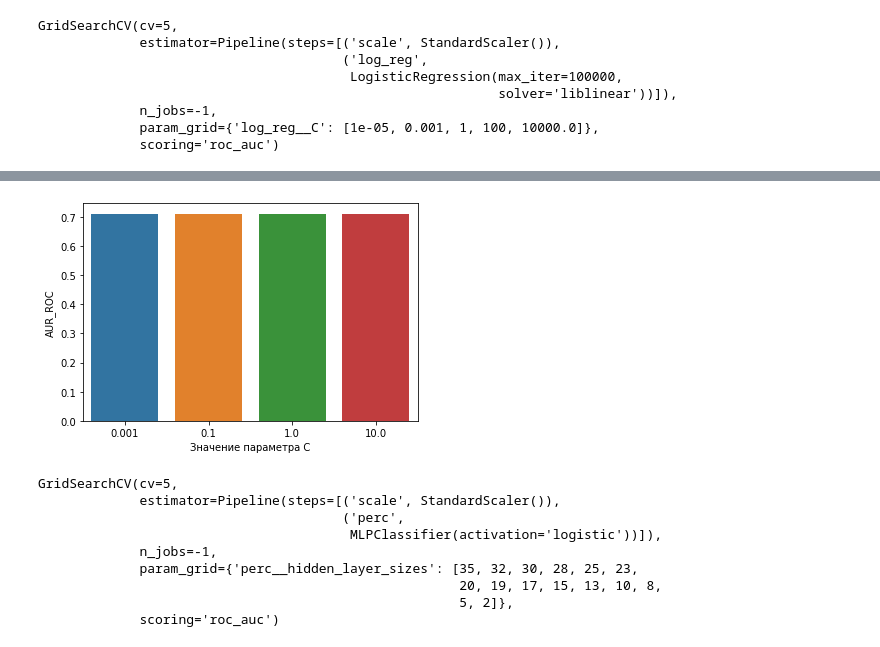
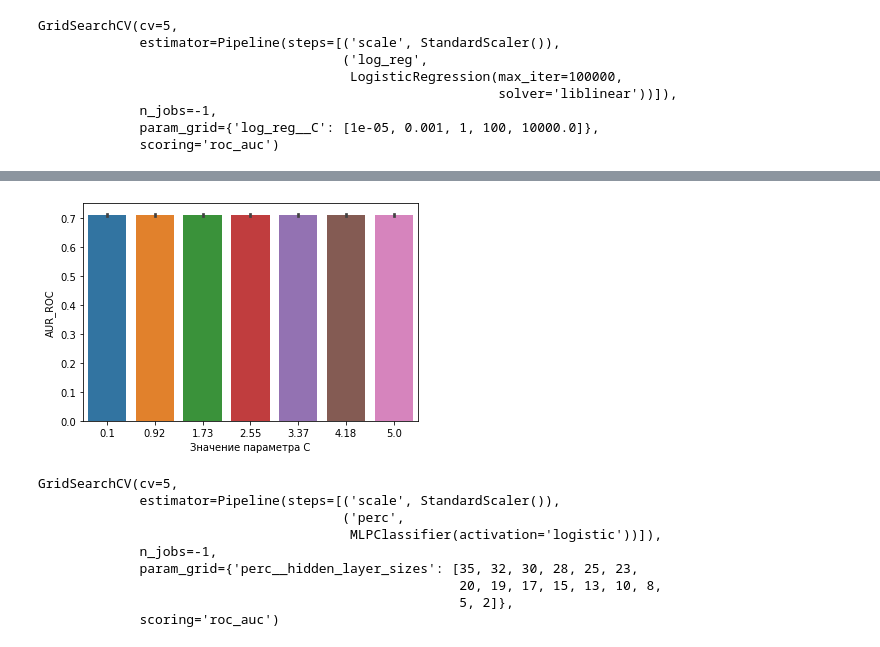
Before and after one commit to TroninDV/MLLab1, a Jupyter notebook: lab_1.ipynb, the cells around one changed output, grey strips where cells are left out. Saved outputs shown, nothing was run; the diff lists cells and outputs as text; code cells hidden in the pictures.

```diff
--- a/lab_1.ipynb
+++ b/lab_1.ipynb
@@ -321,4 +337,8 @@ GridSearchCV(cv=5, estimator=MLPClassifier(activation='logistic'), n_jobs=-1,
              param_grid={'hidden_layer_sizes': [35, 32, 30, 28, 25, 23, 20, 19,
                                                 17, 15, 13, 10, 8, 5, 2]},
              scoring='roc_auc')
+# %%
+mplr_clf_res = pd.DataFrame()
+for j in range(len(mplr_params['hidden_layer_sizes'])):
+    mplr_clf_res[mplr_params['hidden_layer_sizes'][j]] = [mplr_clf.cv_results_['split' + str(i) + '_test_score'][j] for i in range(5)]
 # %%
@@ -425,4 +449,8 @@ GridSearchCV(cv=5,
              n_jobs=-1,
              param_grid={'log_reg__C': [1e-05, 0.001, 1, 100, 10000.0]},
              scoring='roc_auc')
+# %%
+log_reg_scaled_clf_res = pd.DataFrame()
+for j in range(len(log_reg_scale_params['log_reg__C'])):
+    log_reg_scaled_clf_res[log_reg_scale_params['log_reg__C'][j]] = [log_reg_clf_scaled.cv_results_['split' + str(i) + '_test_score'][j] for i in range(5)]
 # %%
@@ -438,7 +465,7 @@ pass
 svc_pipe = Pipeline([('scale', StandardScaler()),
                         ('svc', LinearSVC(max_iter=20000))])
 
-svc_scale_parms = {'svc__C': [0.001, 0.1, 1, 10]}
+svc_scale_parms = {'svc__C': np.linspace(0.1, 5, 7)}
 
 svc_scale_clf = GridSearchCV(svc_pipe, svc_scale_parms, scoring='roc_auc', n_jobs=-1, cv=5)
 # %%
@@ -451,12 +480,18 @@ GridSearchCV(cv=5,
              scoring='roc_auc')
+# %%
+svc_scale_clf_res = pd.DataFrame()
+for j in range(len(svc_scale_parms['svc__C'])):
+    svc_scale_clf_res[svc_scale_parms['svc__C'][j]] = \
+    [svc_scale_clf.cv_results_['split' + str(i) + '_test_score'][j] for i in range(5)]
+
+svc_scale_clf_res.columns = [0.1, 0.92, 1.73, 2.55, 3.37, 4.18, 5]
 # %%
-fig = sns.barplot(x=svc_scale_parms['svc__C'], y=svc_scale_clf.cv_results_['mean_test_score'],
-            ci=svc_scale_clf.cv_results_['std_test_score'], palette="tab10")
+fig = sns.barplot(data=svc_scale_clf_res, palette="tab10")
 plt.xlabel("Значение параметра C")
 plt.ylabel("AUR_ROC")
 pass
 # %% [output]
-[figure, old version]
+[figure, new version]
 # %%
 perceptron_pipe = Pipeline([('scale', StandardScaler()),
                             ('perc', MLPClassifier(activation='logistic'))]);
```
Also changed, not shown: parts of 57 cells of this notebook, 1 other file.
